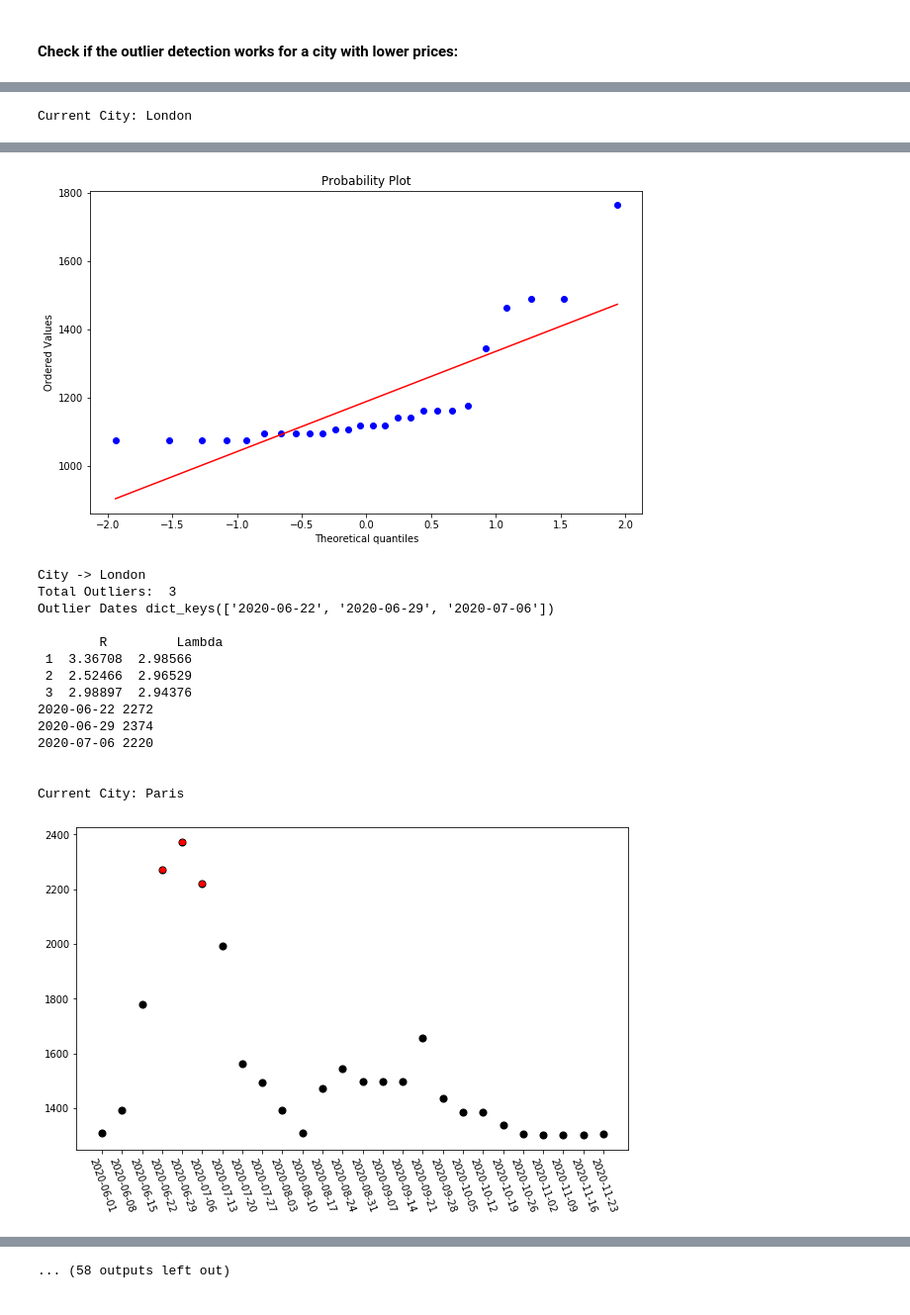
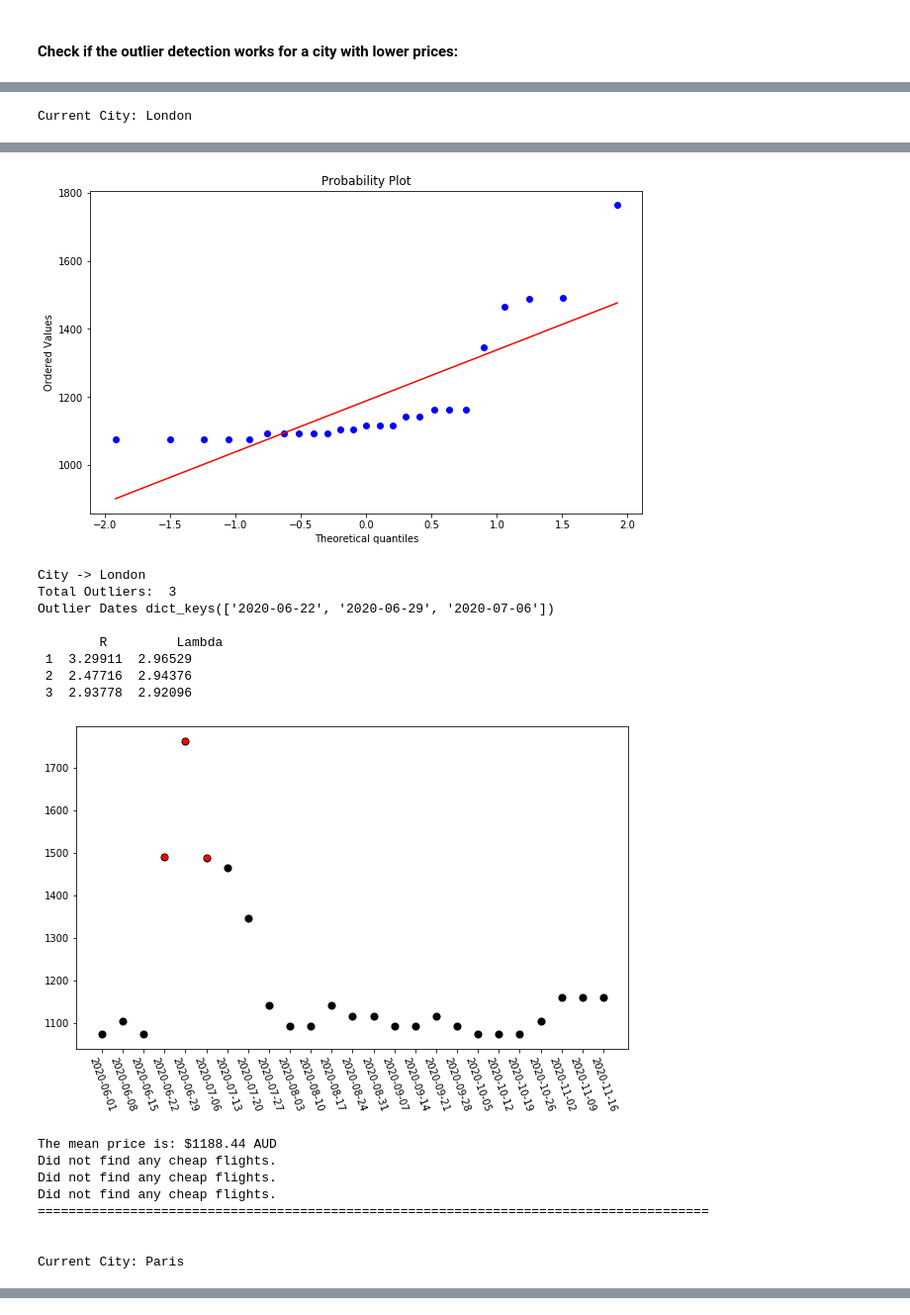
Before and after one commit to ylee9107/MLApp_CheapFlights, a Jupyter notebook: MLApp_cheapFlights.ipynb, the cells around one changed output, grey strips where cells are left out. Shown at 99% size. Drawn from its saved outputs; the diff is of its cells as text; code cells hidden in the pictures.

Commit message:
Update to section 3.7
Fixed bug in code. The issue was that some Cities data taken was not consistent under certain flight dates.

```diff
--- a/MLApp_cheapFlights.ipynb
+++ b/MLApp_cheapFlights.ipynb
@@ -887,7 +887,7 @@ It seems like there are no flights found to have the lowest prices.
 ## 3.6 Now, having a look at another City: Edinburgh.
 # %%
 # Checking out outward flights to Edinburgh:
-city_key = 'Edinburgh'
+city_key = 'London'
 
 # Update the Dictionary:
 city_dict = {}
@@ -1035,7 +1048,7 @@ def plotFlightPrice(city_key):
 
     return city_dict , prices
 # %%
-def outlierDetect(city_key, fare_prices, max_outliers = 3, significance_lvl = 0.025):
+def outlierDetect(city_key, city_dict, prices, max_outliers = 3, significance_lvl = 0.025):
     '''
     This func will plot the price graph with outliers hightlighted as red dots. If there
     are no outliers, the dots will remain black colour.
@@ -1045,6 +1058,9 @@ def outlierDetect(city_key, fare_prices, max_outliers = 3, significance_lvl = 0.
     It will also print out the R and Lambda values found from the Generalised ESD model.
 
     '''
+    # Outlier Detection:
+    fare_prices = prices
+
     r = pyasl.generalizedESD(fare_prices, max_outliers, significance_lvl, fullOutput = True)
     print('City -> ' + city_key)
     print('Total Outliers: ', r[0])
@@ -1060,30 +1076,41 @@ def outlierDetect(city_key, fare_prices, max_outliers = 3, significance_lvl = 0.
     for i in range(len(r[2])):
         print('%2d %8.5f %8.5f' % ((i+1), r[2][i], r[3][i]))
 
+    # Update the 'dates' variable: to ensure that it matches the length of the price list.
+    new_dates = []
+    for i in range(len(prices)):
+        new_dates.append(list(dates)[i])
+
     fig, ax = plt.subplots(figsize = (10, 6))
-    plt.scatter(dates, prices, color = 'black', s=50)
-    ax.set_xticklabels(dates, rotation =-70);
+    plt.scatter(new_dates, prices, color = 'black', s=50)
+    ax.set_xticklabels(new_dates, rotation =-70);
 
     for i in range(r[0]):
         plt.plot(r[1][i], prices[r[1][i]], 'rp')
 
-    # Check lower prices for Edinburgh:
+    plt.show(block=False)
+
+    # Check for lower prices:
     city_price_mean = np.mean(list(city_dict.values()))
+    print('The mean price is: $%.2f' % city_price_mean + ' AUD')
 
     for k, v in out_dates.items():
-        print(k, v)
         if v < city_price_mean:
             print('Alert for', city_key + '!')
             print('Fare: $' + str(v), 'on', k)
             print('\n')
+        else:
+            print('Did not find any cheap flights.')
 
-
+    print('=======================================================================================')
 
     return out_dates, city_price_mean
 # %%
-# Checking out outward flights to Edinburgh:
-city_key = 'Reykjavík'
+# TEST: Checking out outward flights to Edinburgh:
+# city_key = 'Reykjavík'
+city_key = 'Edinburgh'
+flightFare_dict = flightFare_dict
 
-Edinburgh_dict, Edinburgh_prices = plotFlightPrice(city_key)
-Edinburgh_outDates, Edinburgh_mean_price = outlierDetect(city_key, Edinburgh_prices)
+Edinburgh_dict, Edinburgh_prices = plotFlightPrice(city_key, flightFare_dict)
+Edinburgh_outDates, Edinburgh_mean_price = outlierDetect(city_key, Edinburgh_dict, Edinburgh_prices)
 # %% [output]
@@ -1098,11 +1140,7 @@ len(city_names)
 # %%
-# Checking out outward flights to Edinburgh:
-# city_key = 'Dublin'
-
 for city_key in city_names:
-    print('Current City: ' + city_key)
-    someCity_dict, someCity_prices = plotFlightPrice(city_key)
-    someCity_outDates, someCity_mean_price = outlierDetect(city_key, someCity_prices)
+    someCity_dict, someCity_prices = plotFlightPrice(city_key, flightFare_dict)
+    outlierDetect(city_key, someCity_dict, someCity_prices)
     print('\n')
 # %% [output]
 Current City: London
@@ -1110,16 +1148,18 @@ Current City: London
-[figure, old version]
+[figure, new version]
 City -> London
 Total Outliers:  3
 Outlier Dates dict_keys(['2020-06-22', '2020-06-29', '2020-07-06'])
 
         R         Lambda
- 1  3.36708  2.98566
- 2  2.52466  2.96529
- 3  2.98897  2.94376
-2020-06-22 2272
-2020-06-29 2374
-2020-07-06 2220
-
-
-Current City: Paris
+ 1  3.29911  2.96529
+ 2  2.47716  2.94376
+ 3  2.93778  2.92096
-[figure, old version]
+[figure, new version]
+The mean price is: $1188.44 AUD
+Did not find any cheap flights.
+Did not find any cheap flights.
+Did not find any cheap flights.
+=======================================================================================
+
+
+Current City: Paris
@@ -1156 +1185,0 @@ Current City: Amsterdam
-... (58 outputs left out)
```
Also changed, not shown: parts of 9 cells of this notebook.
